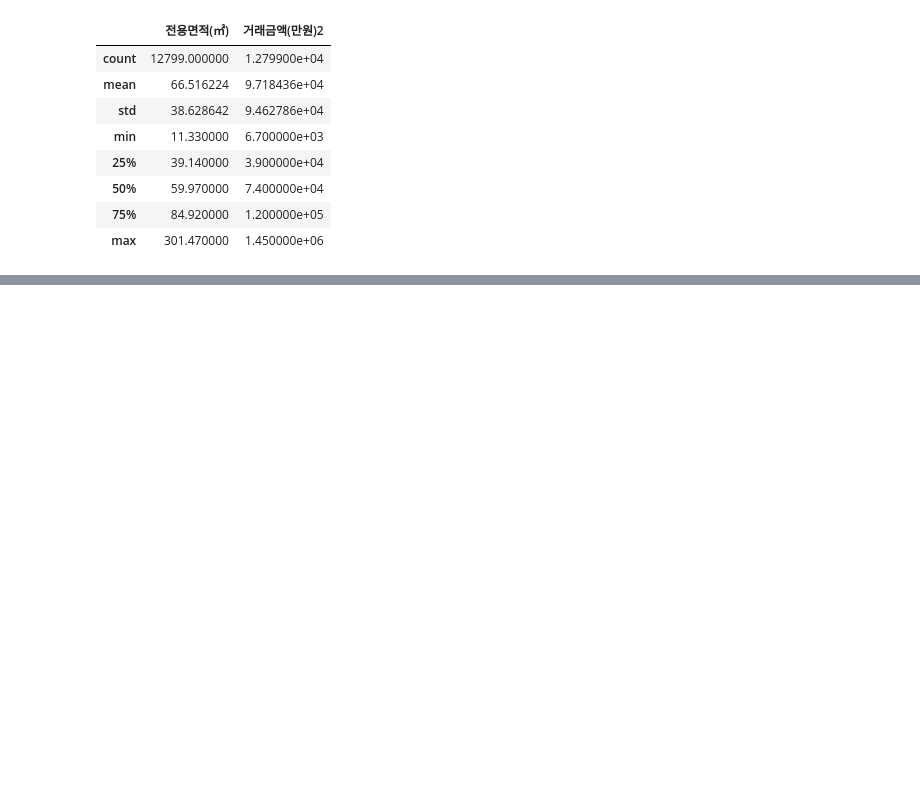
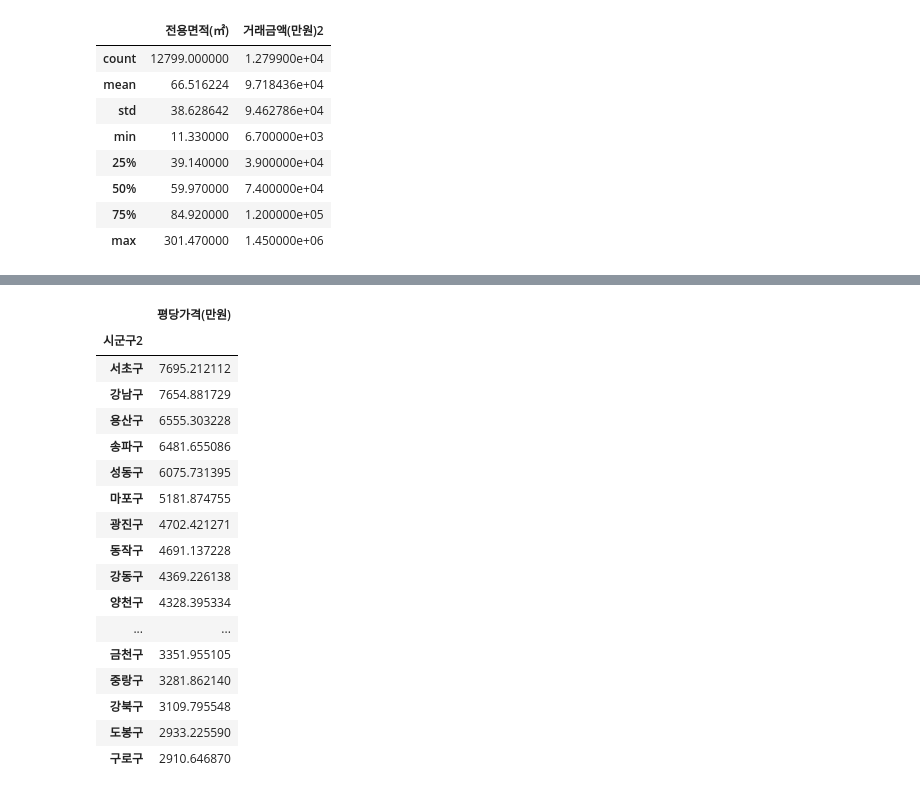
Before and after one commit to team-project-pratice/Seoul_Property_project, a Jupyter notebook: 마포.ipynb, the cells around one changed output, grey strips where cells are left out. Saved outputs shown, nothing was run; the diff lists cells and outputs as text; code cells hidden in the pictures; blank space fills up the shorter version.

```diff
--- a/마포.ipynb
+++ b/마포.ipynb
@@ -155,3 +151,26 @@ plt.rcParams['axes.unicode_minus'] = False  # 음수 기호가 깨지는 문제
+# %%
+data_3 = data_2.groupby('시군구2').mean()
+data_4 = data_3.sort_values(by='평당가격(만원)',ascending=False)
+data_4
+# %% [output]
+|  | 평당가격(만원) |
+| 시군구2 |  |
+| 서초구 | 7695.212112 |
+| 강남구 | 7654.881729 |
+| 용산구 | 6555.303228 |
+| 송파구 | 6481.655086 |
+| 성동구 | 6075.731395 |
+| 마포구 | 5181.874755 |
+| 광진구 | 4702.421271 |
+| 동작구 | 4691.137228 |
+| 강동구 | 4369.226138 |
+| 양천구 | 4328.395334 |
+| ... | ... |
+| 금천구 | 3351.955105 |
+| 중랑구 | 3281.862140 |
+| 강북구 | 3109.795548 |
+| 도봉구 | 2933.225590 |
+| 구로구 | 2910.646870 |
 # %%
 import matplotlib.pyplot as plt
 # %%
```
Also changed, not shown: parts of 5 cells of this notebook.
